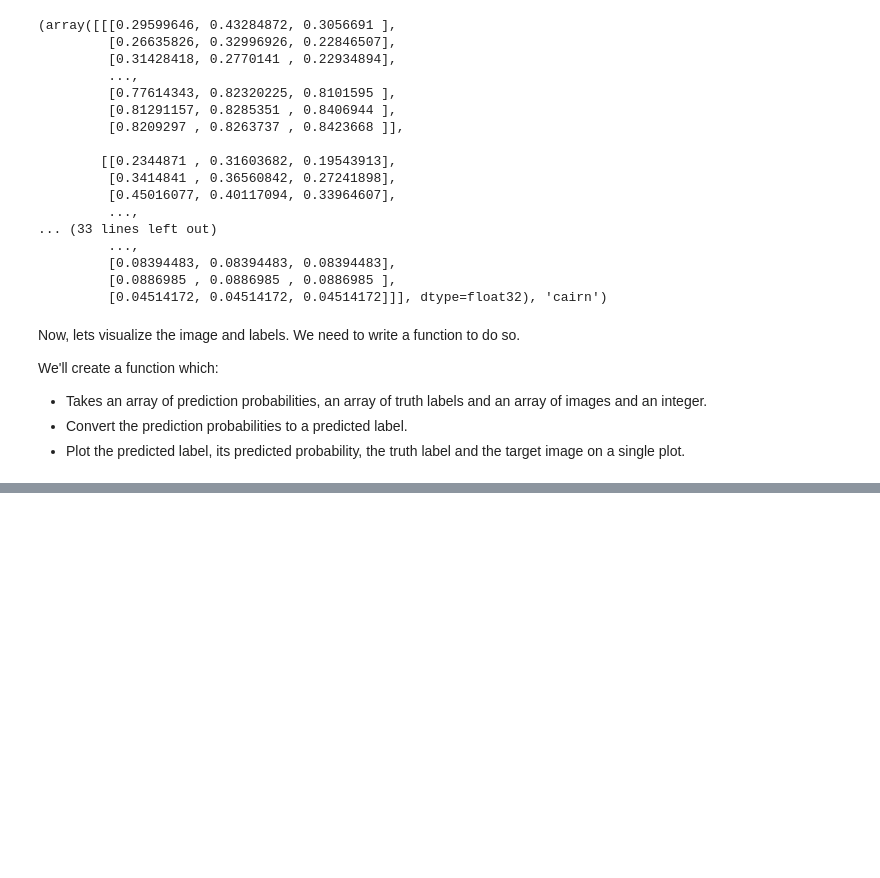
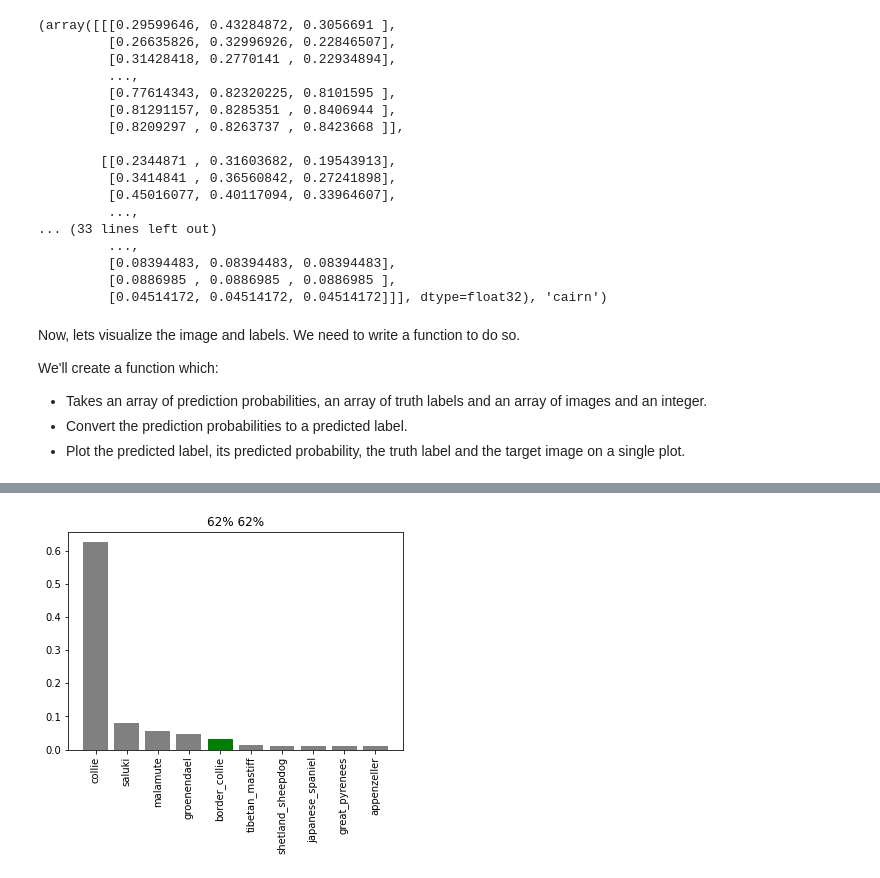
Before and after one commit to mayursrt/dog-breed-identification, a Jupyter notebook: dog_breed_identification.ipynb, the cells around one changed output, grey strips where cells are left out. Cells and saved outputs as stored; diff of their text form; code cells hidden in the pictures; blank space fills up the shorter version.

```diff
--- a/dog_breed_identification.ipynb
+++ b/dog_breed_identification.ipynb
@@ -768,0 +778,36 @@ plot_preds(prediction_prob=preds, labels=valid_labels, images=valid_images, n=5)
+# %%
+def plot_pred_conf(prediction_probabilities, labels, n=1):
+  """
+  Plots the top 10 highest prediction confidences along with the truth label for sample n.
+  """
+  pred_prob, true_label = prediction_probabilities[n], labels[n]
+
+  # Get predicted label
+  pred_label = get_pred_label(pred_prob)
+
+  # find the top 10 pred indexes
+  top_10_index = pred_prob.argsort()[-10:][::-1]
+  # find the top 10 values from the indexes
+  top_10_values = pred_prob[top_10_index]
+  # get the top 10 pred labels
+  top_10_labels = unique_breeds[top_10_index]
+
+  # Setup plot
+  top_plot = plt.bar(np.arange(len(top_10_labels)), top_10_values,
+                     color="grey")
+  plt.xticks(np.arange(len(top_10_labels)),
+             labels=top_10_labels,
+             rotation="vertical")
+  plt.title("{:2.0f}% {:2.0f}%".format(
+                                    np.max(pred_prob)*100,
+                                    np.max(pred_prob)*100))
+
+  # Change color of true label
+  if np.isin(true_label, top_10_labels):
+    top_plot[np.argmax(top_10_labels == true_label)].set_color("green")
+  else:
+    pass
+# %%
+plot_pred_conf(prediction_probabilities=preds, labels=valid_labels, n=9)
+# %% [output]
+[figure, added]
```
Also changed, not shown: parts of 5 cells of this notebook.
